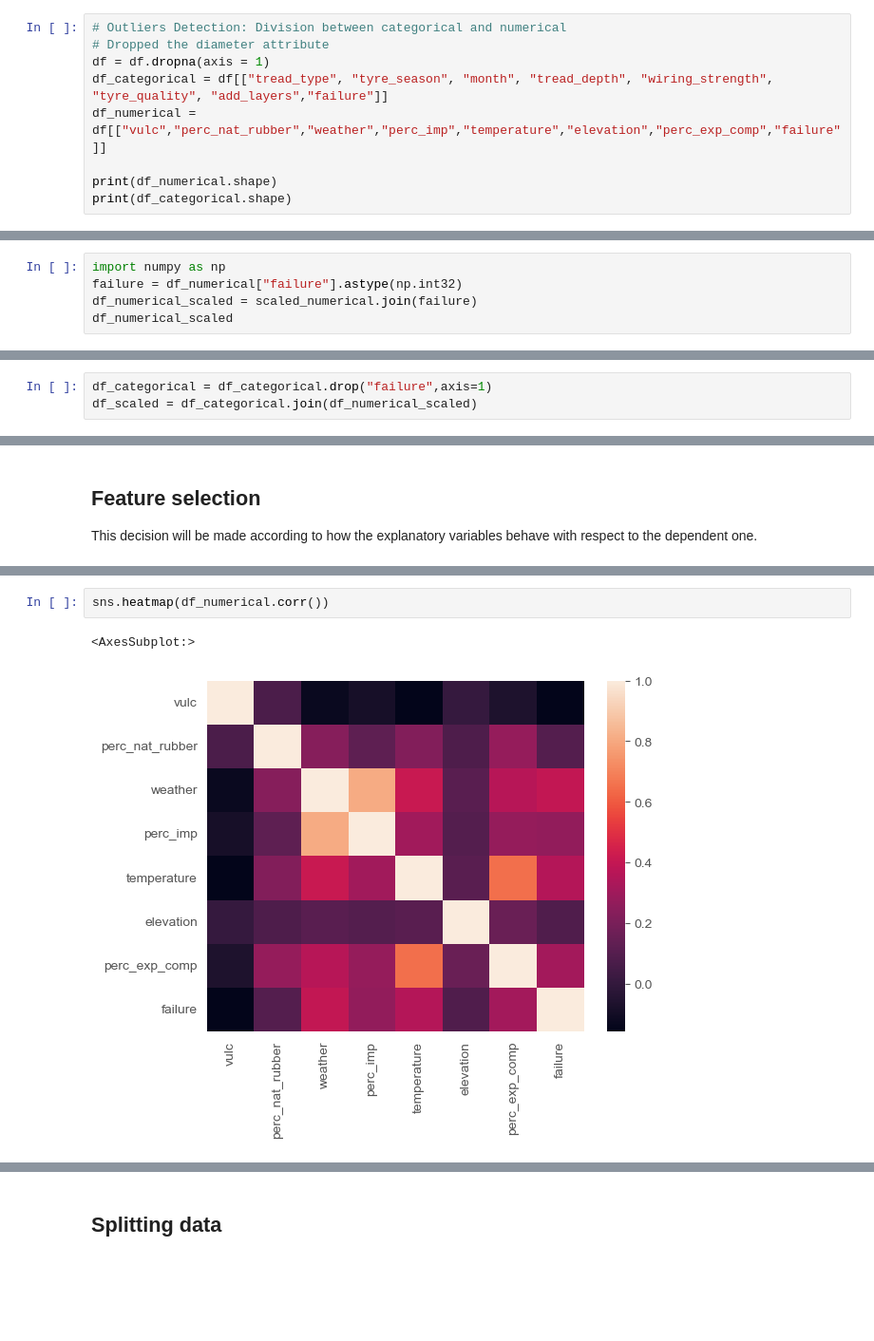
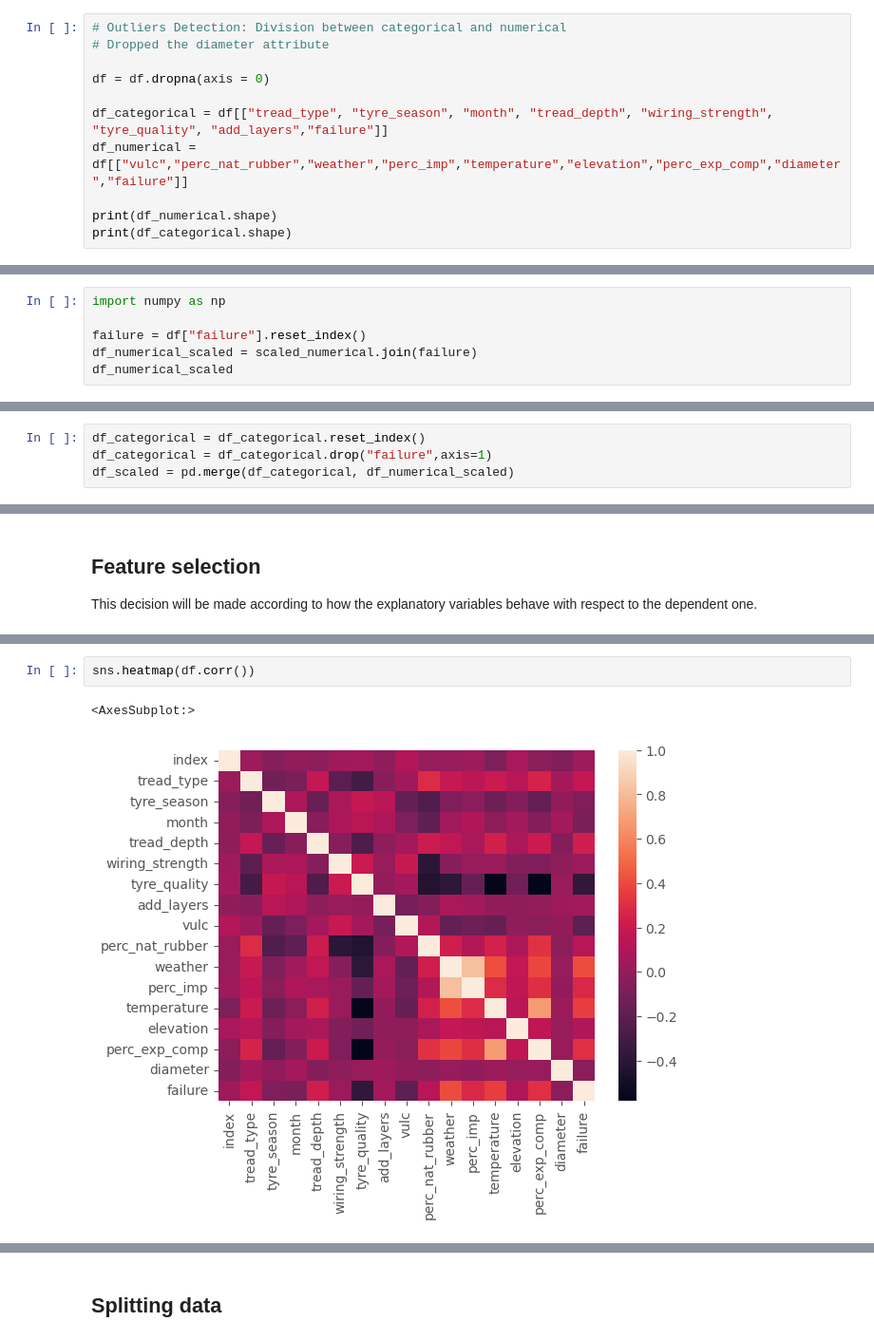
Before and after one commit to dodogro/ML_Project, a Jupyter notebook: script/eda.ipynb, the cells around one changed output, grey strips where cells are left out. Shown at 95% size. Cells and saved outputs as stored; diff of their text form; blank space fills up the shorter version.

```diff
--- a/script/eda.ipynb
+++ b/script/eda.ipynb
@@ -127,9 +130,11 @@ plt.show()
 # %%
 # Outliers Detection: Division between categorical and numerical
 # Dropped the diameter attribute
-df = df.dropna(axis = 1)
+
+df = df.dropna(axis = 0)
+
 df_categorical = df[["tread_type", "tyre_season", "month", "tread_depth", "wiring_strength", "tyre_quality", "add_layers","failure"]]
-df_numerical = df[["vulc","perc_nat_rubber","weather","perc_imp","temperature","elevation","perc_exp_comp","failure"]]
+df_numerical = df[["vulc","perc_nat_rubber","weather","perc_imp","temperature","elevation","perc_exp_comp","diameter","failure"]]
 
 print(df_numerical.shape)
 print(df_categorical.shape)
@@ -183,6 +189,7 @@ scaled_numerical.head()
 # %%
 import numpy as np
-failure = df_numerical["failure"].astype(np.int32)
+
+failure = df["failure"].reset_index()
 df_numerical_scaled = scaled_numerical.join(failure)
 df_numerical_scaled
 # %% [output]
@@ -202,6 +209,7 @@ df_numerical_scaled
 # %%
+df_categorical = df_categorical.reset_index()
 df_categorical = df_categorical.drop("failure",axis=1)
-df_scaled = df_categorical.join(df_numerical_scaled)
+df_scaled = pd.merge(df_categorical, df_numerical_scaled)
 # %%
 # Is the dataset Balanced or Unbalanced?
 
@@ -289,5 +316,5 @@ sns.pairplot(df_numerical, hue='failure')
 # %%
-sns.heatmap(df_numerical.corr())
+sns.heatmap(df.corr())
 # %% [output]
 <AxesSubplot:>
-[figure, old version]
+[figure, new version]
```
Also changed, not shown: parts of 71 cells of this notebook, 2 other files.
